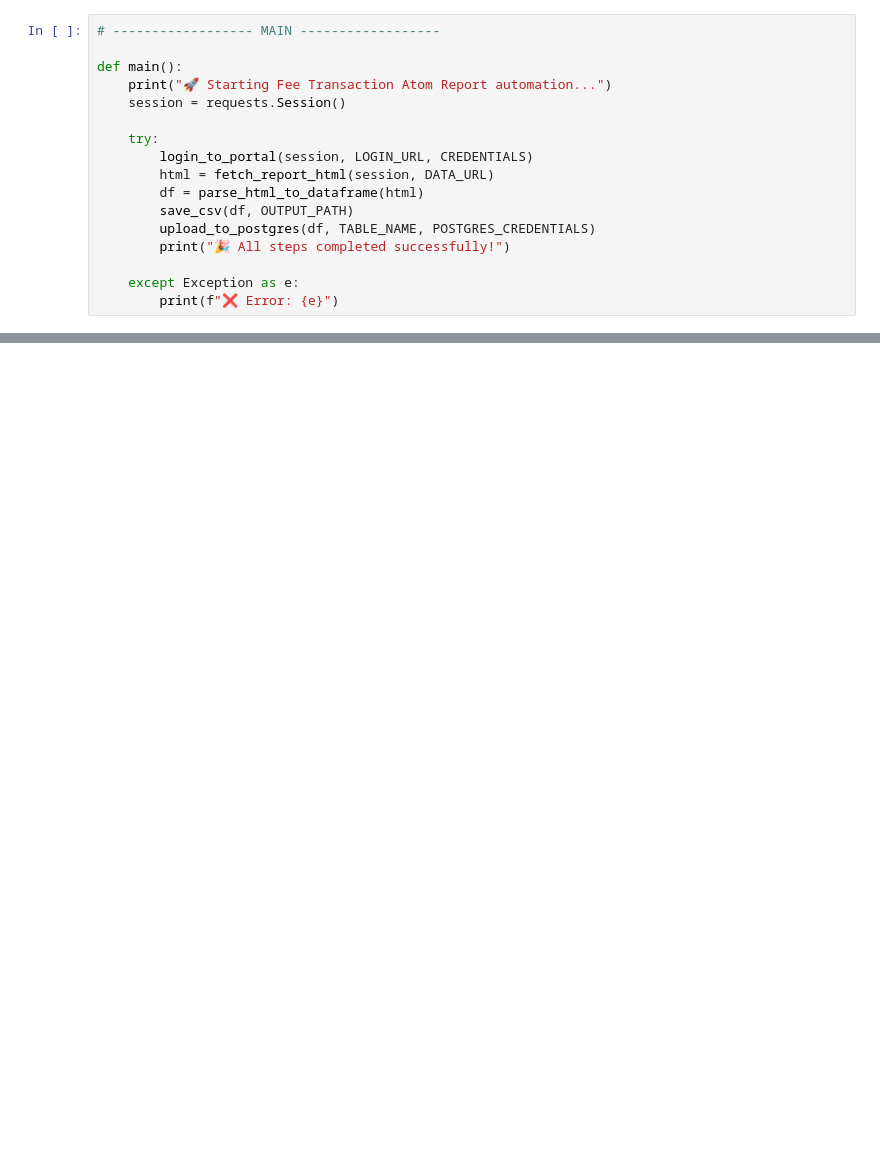
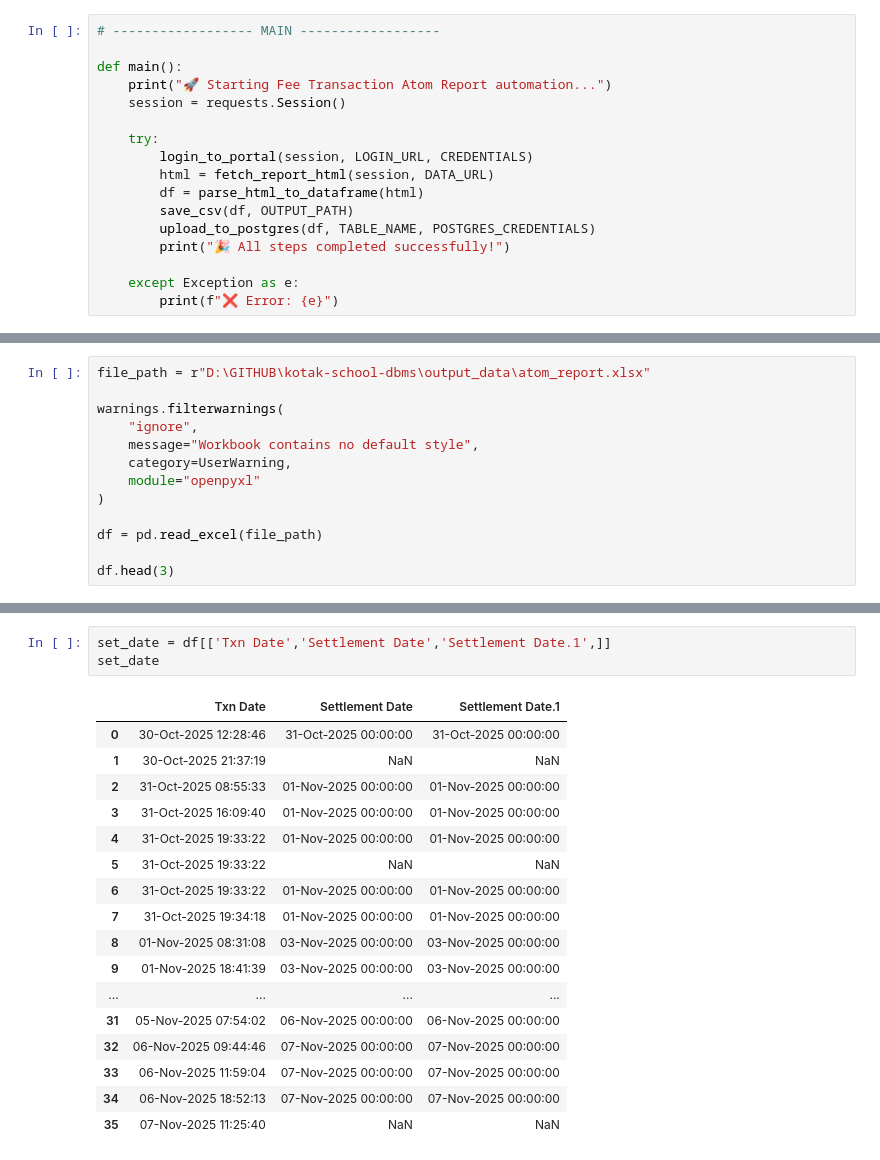
Before and after one commit to harikiranadangi/kotak-salesian-school-dbms, a Jupyter notebook: source_code/KOTAK_DB.ipynb, the cells around one changed output, grey strips where cells are left out. Cells and saved outputs as stored; diff of their text form; blank space fills up the shorter version.

```diff
--- a/source_code/KOTAK_DB.ipynb
+++ b/source_code/KOTAK_DB.ipynb
@@ -2371,0 +2171,13 @@ if __name__ == "__main__":
+# %%
+file_path = r"D:\GITHUB\kotak-school-dbms\output_data\atom_report.xlsx"
+
+warnings.filterwarnings(
+    "ignore",
+    message="Workbook contains no default style",
+    category=UserWarning,
+    module="openpyxl"
+)
+
+df = pd.read_excel(file_path)
+
+df.head(3)
@@ -2371,0 +2210,21 @@ if __name__ == "__main__":
+# %%
+set_date = df[['Txn Date','Settlement Date','Settlement Date.1',]]
+set_date
+# %% [output]
+|  | Txn Date | Settlement Date | Settlement Date.1 |
+| 0 | 30-Oct-2025 12:28:46 | 31-Oct-2025 00:00:00 | 31-Oct-2025 00:00:00 |
+| 1 | 30-Oct-2025 21:37:19 | NaN | NaN |
+| 2 | 31-Oct-2025 08:55:33 | 01-Nov-2025 00:00:00 | 01-Nov-2025 00:00:00 |
+| 3 | 31-Oct-2025 16:09:40 | 01-Nov-2025 00:00:00 | 01-Nov-2025 00:00:00 |
+| 4 | 31-Oct-2025 19:33:22 | 01-Nov-2025 00:00:00 | 01-Nov-2025 00:00:00 |
+| 5 | 31-Oct-2025 19:33:22 | NaN | NaN |
+| 6 | 31-Oct-2025 19:33:22 | 01-Nov-2025 00:00:00 | 01-Nov-2025 00:00:00 |
+| 7 | 31-Oct-2025 19:34:18 | 01-Nov-2025 00:00:00 | 01-Nov-2025 00:00:00 |
+| 8 | 01-Nov-2025 08:31:08 | 03-Nov-2025 00:00:00 | 03-Nov-2025 00:00:00 |
+| 9 | 01-Nov-2025 18:41:39 | 03-Nov-2025 00:00:00 | 03-Nov-2025 00:00:00 |
+| ... | ... | ... | ... |
+| 31 | 05-Nov-2025 07:54:02 | 06-Nov-2025 00:00:00 | 06-Nov-2025 00:00:00 |
+| 32 | 06-Nov-2025 09:44:46 | 07-Nov-2025 00:00:00 | 07-Nov-2025 00:00:00 |
+| 33 | 06-Nov-2025 11:59:04 | 07-Nov-2025 00:00:00 | 07-Nov-2025 00:00:00 |
+| 34 | 06-Nov-2025 18:52:13 | 07-Nov-2025 00:00:00 | 07-Nov-2025 00:00:00 |
+| 35 | 07-Nov-2025 11:25:40 | NaN | NaN |
```
Also changed, not shown: parts of 48 cells of this notebook, 8 other files.
